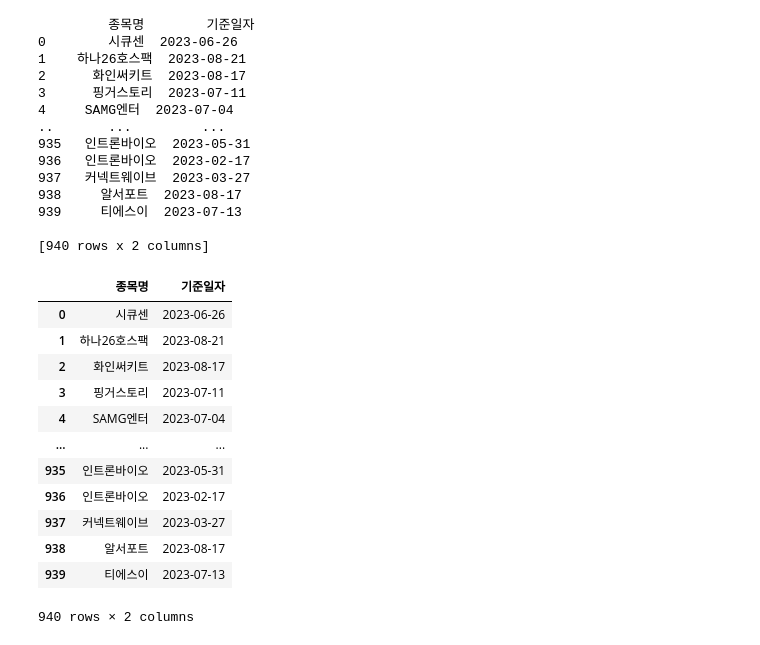
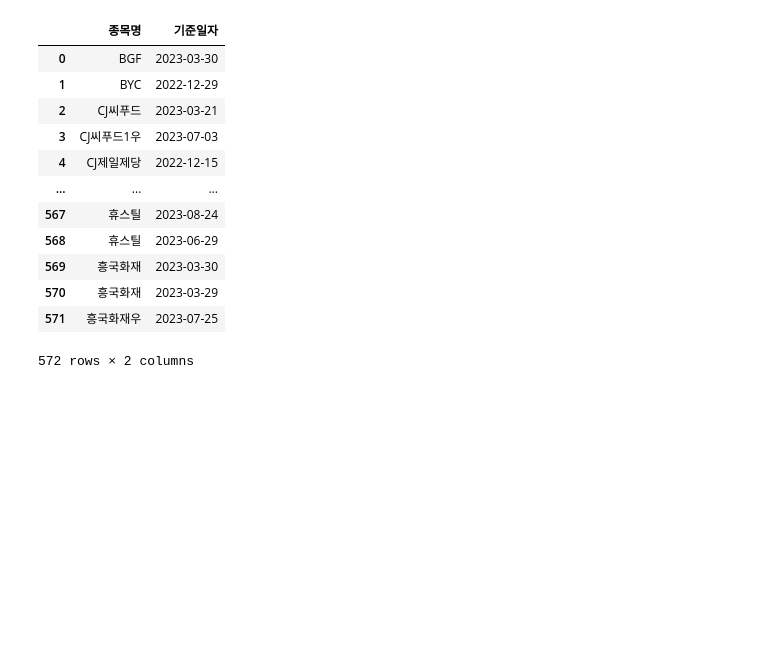
Before and after one commit to leechanhoe/Stock-Prediction-Project, a Jupyter notebook: 프로젝트결론/train_kospi90_kosdaq500/ipynb파일/추출문자열_엑셀로변환.ipynb, the cells around one changed output. Cells and saved outputs as stored; diff of their text form; code cells hidden in the pictures; blank space fills up the shorter version.

```diff
--- a/프로젝트결론/train_kospi90_kosdaq500/ipynb파일/추출문자열_엑셀로변환.ipynb
+++ b/프로젝트결론/train_kospi90_kosdaq500/ipynb파일/추출문자열_엑셀로변환.ipynb
@@ -1,52 +1,38 @@
 # %%
 import pandas as pd
 
-with open('앙상블2023상승검증_코스닥.txt', 'r') as f:
+with open('앙상블2023하락검증_코스피.txt', 'r') as f:
     data = f.read()
 
 # 문자열을 줄 단위로 나누고, 각 줄을 종목명과 날짜로 분리합니다.
 rows = [(line[:-10].strip(), line[-10:]) for line in data.split('\n')]
 
 # 데이터 프레임을 생성합니다.
 df = pd.DataFrame(rows, columns=['종목명', '기준일자'])
 
 duplicated_rows = df[df.duplicated()]
 
 if not duplicated_rows.empty:
     print("중복된 행:")
     print(duplicated_rows)
 
 # 중복된 행 제거
 df = df.drop_duplicates()
 
 # 데이터 프레임을 엑셀 파일로 저장합니다.
 df.to_excel('stock_data.xlsx', index=False)
 df
 # %% [output]
+|  | 종목명 | 기준일자 |
+| 0 | BGF | 2023-03-30 |
+| 1 | BYC | 2022-12-29 |
+| 2 | CJ씨푸드 | 2023-03-21 |
+| 3 | CJ씨푸드1우 | 2023-07-03 |
+| 4 | CJ제일제당 | 2022-12-15 |
+| ... | ... | ... |
+| 567 | 휴스틸 | 2023-08-24 |
+| 568 | 휴스틸 | 2023-06-29 |
+| 569 | 흥국화재 | 2023-03-30 |
+| 570 | 흥국화재 | 2023-03-29 |
+| 571 | 흥국화재우 | 2023-07-25 |
-         종목명        기준일자
-0        시큐센  2023-06-26
-1    하나26호스팩  2023-08-21
-2      화인써키트  2023-08-17
-3      핑거스토리  2023-07-11
-4     SAMG엔터  2023-07-04
-..       ...         ...
-935   인트론바이오  2023-05-31
-936   인트론바이오  2023-02-17
-937   커넥트웨이브  2023-03-27
-938     알서포트  2023-08-17
-939     티에스이  2023-07-13
-
-[940 rows x 2 columns]
+572 rows × 2 columns
-|  | 종목명 | 기준일자 |
-| 0 | 시큐센 | 2023-06-26 |
-| 1 | 하나26호스팩 | 2023-08-21 |
-| 2 | 화인써키트 | 2023-08-17 |
-| 3 | 핑거스토리 | 2023-07-11 |
-| 4 | SAMG엔터 | 2023-07-04 |
-| ... | ... | ... |
-| 935 | 인트론바이오 | 2023-05-31 |
-| 936 | 인트론바이오 | 2023-02-17 |
-| 937 | 커넥트웨이브 | 2023-03-27 |
-| 938 | 알서포트 | 2023-08-17 |
-| 939 | 티에스이 | 2023-07-13 |
-940 rows × 2 columns
```
Also changed, not shown: 8 other files.
